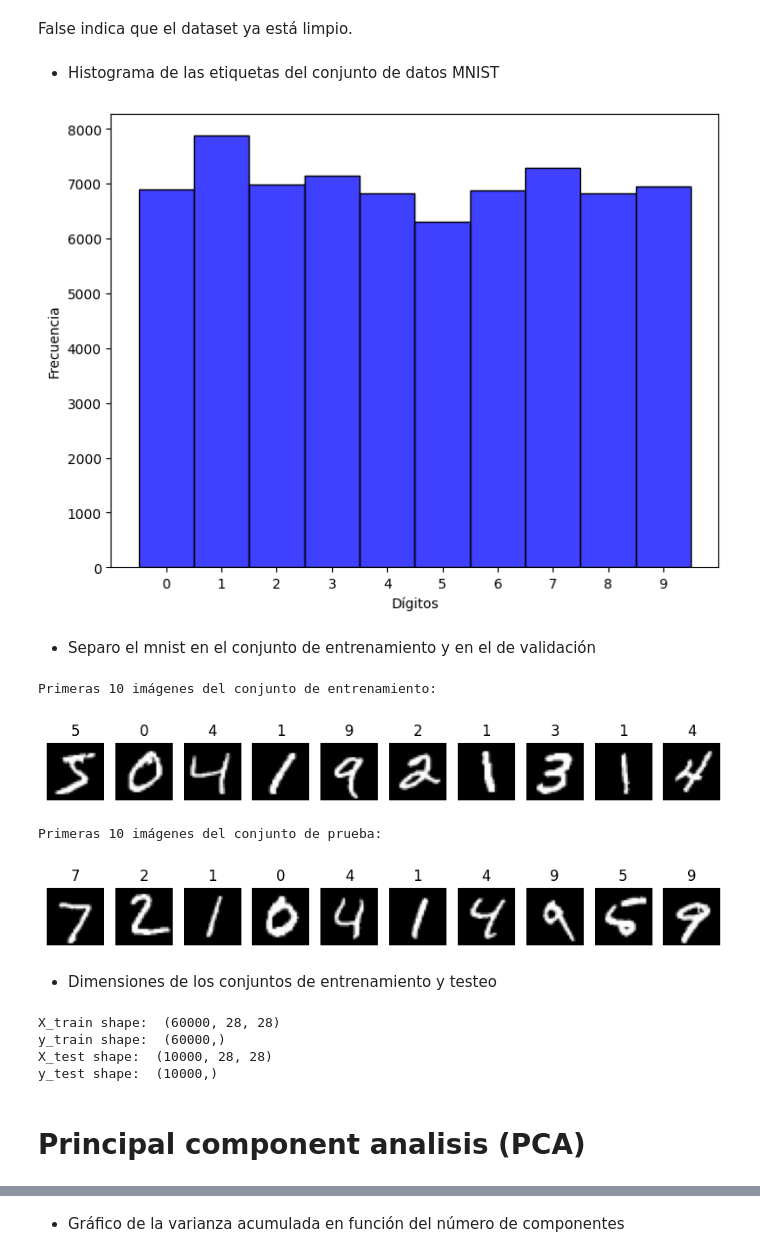
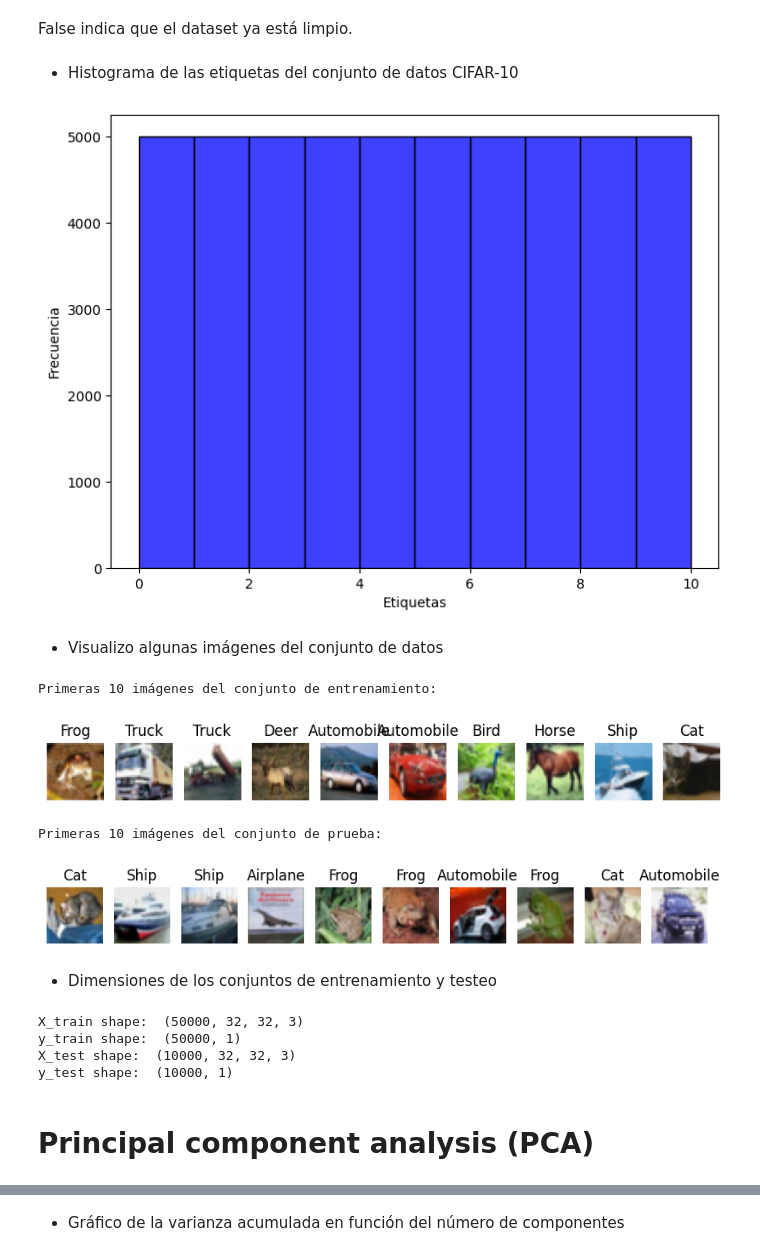
Before and after one commit to ignaciolembo7/ml_ib_final_project, a Jupyter notebook: EDA/EDA_cifar100.ipynb, the cells around one changed output, grey strips where cells are left out. Cells and saved outputs as stored; diff of their text form; code cells hidden in the pictures.

```diff
--- a/EDA/EDA_cifar100.ipynb
+++ b/EDA/EDA_cifar100.ipynb
@@ -27,0 +13,16 @@ df.head()
+# %%
+(X_train, y_train), (X_test, y_test) = cifar10.load_data()
+
+# Aplanar las imágenes para crear un DataFrame de Pandas
+X_train_flat = X_train.reshape(X_train.shape[0], -1)
+X_test_flat = X_test.reshape(X_test.shape[0], -1)
+
+# Convertir los datos en DataFrames de Pandas
+df_train = pd.DataFrame(X_train_flat)
+df_train['label'] = y_train
+
+df_test = pd.DataFrame(X_test_flat)
+df_test['label'] = y_test
+
+# Mostrar las primeras filas del DataFrame de entrenamiento
+df_train.head()
@@ -57,54 +66,42 @@ False
 # %% [markdown]
 False indica que el dataset ya está limpio.
 # %% [markdown]
-- Histograma de las etiquetas del conjunto de datos MNIST
+- Histograma de las etiquetas del conjunto de datos CIFAR-10
 # %%
 plt.figure(figsize=(8, 6))
-sns.histplot(df['label'], bins=range(11), color='blue')
-plt.xlabel('Dígitos')
+sns.histplot(df_train['label'], bins=range(11), color='blue')
+plt.xlabel('Etiquetas')
 plt.ylabel('Frecuencia')
 plt.show()
 # %% [output]
-[figure, old version]
+[figure, new version]
-# %% [markdown]
-- Separo el mnist en el conjunto de entrenamiento y en el de validación
+# %% [markdown]
+- Visualizo algunas imágenes del conjunto de datos
 # %%
-from tensorflow.keras.datasets import mnist
-(X_train, y_train), (X_test, y_test) = mnist.load_data()
+tags = ['Airplane', 'Automobile', 'Bird', 'Cat', 'Deer', 'Dog', 'Frog', 'Horse', 'Ship', 'Truck']
 
-# Aplanar las imágenes para crear un DataFrame de Pandas
-X_train_flat = X_train.reshape(X_train.shape[0], -1)
-X_test_flat = X_test.reshape(X_test.shape[0], -1)
-
-# Convertir los datos en DataFrames de Pandas
-df_train = pd.DataFrame(X_train_flat)
-df_train['label'] = y_train
-
-df_test = pd.DataFrame(X_test_flat)
-df_test['label'] = y_test
-
-# Función para visualizar algunas imágenes
-def plot_digits(data, labels, num_images=10):
+# Función para visualizar algunas imágenes con etiquetas
+def plot_images(data, labels, tags, num_images=10):
     plt.figure(figsize=(10, 1))
     for i in range(num_images):
         plt.subplot(1, num_images, i + 1)
-        plt.imshow(data.iloc[i].values.reshape(28, 28), cmap='gray')
-        plt.title(labels.iloc[i])
+        plt.imshow(data.iloc[i].values.reshape(32, 32, 3).astype(np.uint8))
+        plt.title(tags[int(labels.iloc[i])])  # Corregir el acceso a la etiqueta usando int()
         plt.axis('off')
     plt.show()
 
-# Mostrar las primeras 10 imágenes del conjunto de entrenamiento
+# Mostrar las primeras 10 imágenes del conjunto de entrenamiento con etiquetas
 print("\nPrimeras 10 imágenes del conjunto de entrenamiento:")
-plot_digits(df_train.drop('label', axis=1), df_train['label'])
+plot_images(df_train.drop('label', axis=1), df_train['label'], tags)
 
-# Mostrar las primeras 10 imágenes del conjunto de prueba
+# Mostrar las primeras 10 imágenes del conjunto de prueba con etiquetas
 print("\nPrimeras 10 imágenes del conjunto de prueba:")
-plot_digits(df_test.drop('label', axis=1), df_test['label'])
+plot_images(df_test.drop('label', axis=1), df_test['label'], tags)
 # %% [output]
 Primeras 10 imágenes del conjunto de entrenamiento:
-[figure, old version]
+[figure, new version]
 Primeras 10 imágenes del conjunto de prueba:
-[figure, old version]
+[figure, new version]
 # %% [markdown]
 - Dimensiones de los conjuntos de entrenamiento y testeo
 # %%
@@ -113,10 +110,10 @@ print("y_train shape: ", y_train.shape)
 print("X_test shape: ", X_test.shape)
 print("y_test shape: ", y_test.shape)
 # %% [output]
-X_train shape:  (60000, 28, 28)
-y_train shape:  (60000,)
-X_test shape:  (10000, 28, 28)
-y_test shape:  (10000,)
+X_train shape:  (50000, 32, 32, 3)
+y_train shape:  (50000, 1)
+X_test shape:  (10000, 32, 32, 3)
+y_test shape:  (10000, 1)
 # %% [markdown]
-# Principal component analisis (PCA)
+# Principal component analysis (PCA)
 # %%
```
Also changed, not shown: parts of 13 cells of this notebook, 10 other files.
